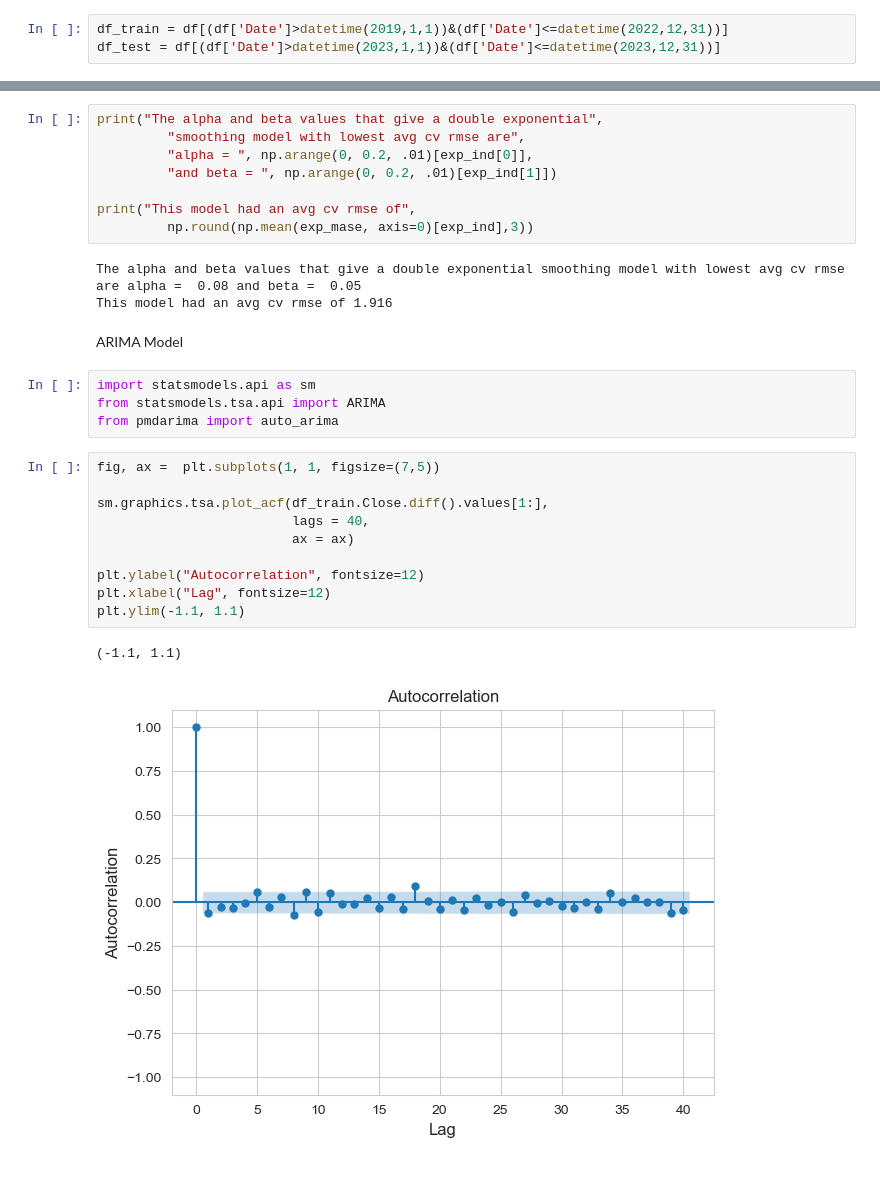
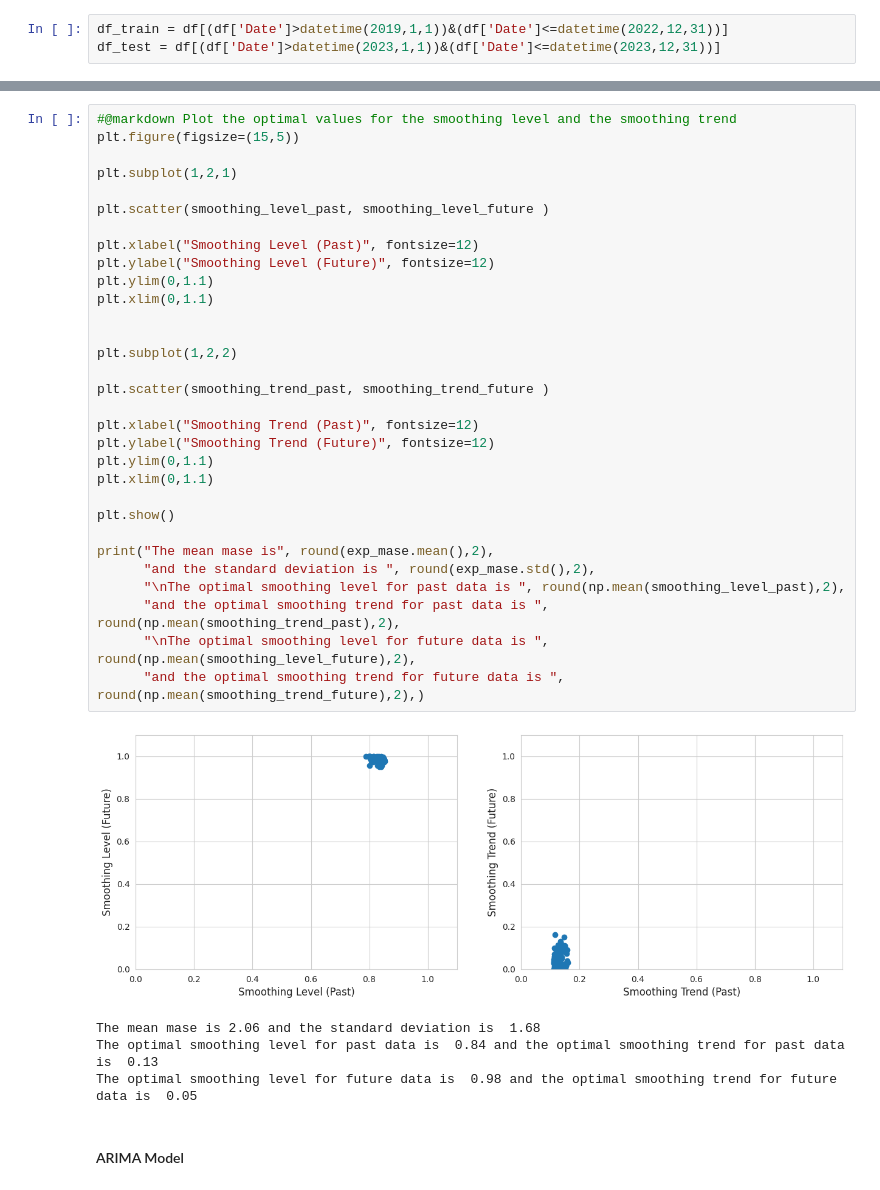
Before and after one commit to bootstrapM/erdos-may-2024-imputing-data, a Jupyter notebook: CarlosNotebooks/exploring_dataset.ipynb, the cells around one changed output, grey strips where cells are left out. Saved outputs shown, nothing was run; the diff lists cells and outputs as text.

```diff
--- a/CarlosNotebooks/exploring_dataset.ipynb
+++ b/CarlosNotebooks/exploring_dataset.ipynb
@@ -176,31 +228,39 @@ np.unravel_index(np.argmin(np.mean(exp_mase,axis=0), axis = None),
-# %%
-print("The alpha and beta values that give a double exponential",
-         "smoothing model with lowest avg cv rmse are",
-         "alpha = ", np.arange(0, 0.2, .01)[exp_ind[0]],
-         "and beta = ", np.arange(0, 0.2, .01)[exp_ind[1]])
-
-print("This model had an avg cv rmse of",
-         np.round(np.mean(exp_mase, axis=0)[exp_ind],3))
-# %% [output]
-The alpha and beta values that give a double exponential smoothing model with lowest avg cv rmse are alpha =  0.08 and beta =  0.05
-This model had an avg cv rmse of 1.916
-# %% [markdown]
-ARIMA Model
-# %%
-import statsmodels.api as sm
-from statsmodels.tsa.api import ARIMA
-from pmdarima import auto_arima
-# %%
-fig, ax =  plt.subplots(1, 1, figsize=(7,5))
-
-sm.graphics.tsa.plot_acf(df_train.Close.diff().values[1:],
-                         lags = 40,
-                         ax = ax)
-
-plt.ylabel("Autocorrelation", fontsize=12)
-plt.xlabel("Lag", fontsize=12)
-plt.ylim(-1.1, 1.1)
-# %% [output]
-(-1.1, 1.1)
-[figure, removed]
+# %%
+#@markdown Plot the optimal values for the smoothing level and the smoothing trend
+plt.figure(figsize=(15,5))
+
+plt.subplot(1,2,1)
+
+plt.scatter(smoothing_level_past, smoothing_level_future )
+
+plt.xlabel("Smoothing Level (Past)", fontsize=12)
+plt.ylabel("Smoothing Level (Future)", fontsize=12)
+plt.ylim(0,1.1)
+plt.xlim(0,1.1)
+
+
+plt.subplot(1,2,2)
+
+plt.scatter(smoothing_trend_past, smoothing_trend_future )
+
+plt.xlabel("Smoothing Trend (Past)", fontsize=12)
+plt.ylabel("Smoothing Trend (Future)", fontsize=12)
+plt.ylim(0,1.1)
+plt.xlim(0,1.1)
+
+plt.show()
+
+print("The mean mase is", round(exp_mase.mean(),2),
+      "and the standard deviation is ", round(exp_mase.std(),2),
+      "\nThe optimal smoothing level for past data is ", round(np.mean(smoothing_level_past),2),
+      "and the optimal smoothing trend for past data is ", round(np.mean(smoothing_trend_past),2),
+      "\nThe optimal smoothing level for future data is ", round(np.mean(smoothing_level_future),2),
+      "and the optimal smoothing trend for future data is ", round(np.mean(smoothing_trend_future),2),)
+# %% [output]
+[figure, added]
+The mean mase is 2.06 and the standard deviation is  1.68
+The optimal smoothing level for past data is  0.84 and the optimal smoothing trend for past data is  0.13
+The optimal smoothing level for future data is  0.98 and the optimal smoothing trend for future data is  0.05
+# %% [markdown]
+#### ARIMA Model
 # %%
```
Also changed, not shown: parts of 25 cells of this notebook, 1 other file.
